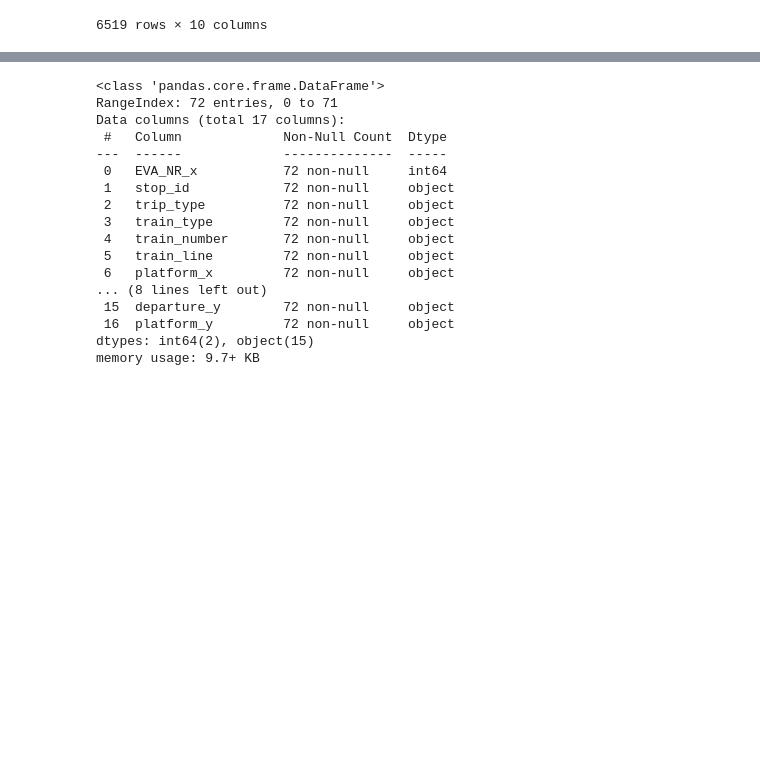
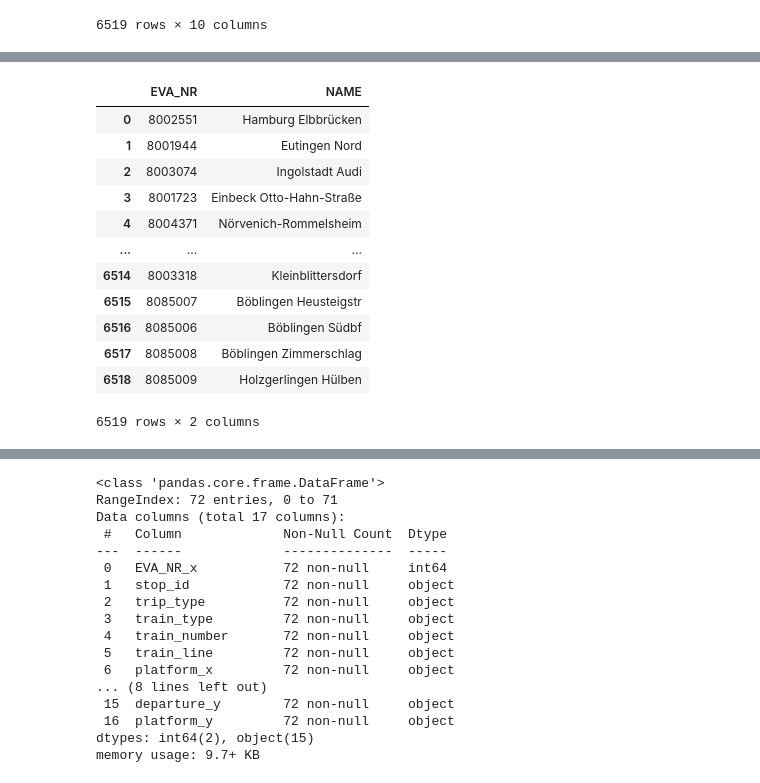
Before and after one commit to HassanRady/2023-amse-template, a Jupyter notebook: exploration.ipynb, the cells around one changed output, grey strips where cells are left out. Saved outputs shown, nothing was run; the diff lists cells and outputs as text; code cells hidden in the pictures; blank space fills up the shorter version.

```diff
--- a/exploration.ipynb
+++ b/exploration.ipynb
@@ -28,3 +48,20 @@ station_df
+# %%
+station_name_df = station_df[['EVA_NR', 'NAME']]
+station_name_df
+# %% [output]
+|  | EVA_NR | NAME |
+| 0 | 8002551 | Hamburg Elbbrücken |
+| 1 | 8001944 | Eutingen Nord |
+| 2 | 8003074 | Ingolstadt Audi |
+| 3 | 8001723 | Einbeck Otto-Hahn-Straße |
+| 4 | 8004371 | Nörvenich-Rommelsheim |
+| ... | ... | ... |
+| 6514 | 8003318 | Kleinblittersdorf |
+| 6515 | 8085007 | Böblingen Heusteigstr |
+| 6516 | 8085006 | Böblingen Südbf |
+| 6517 | 8085008 | Böblingen Zimmerschlag |
+| 6518 | 8085009 | Holzgerlingen Hülben |
+6519 rows × 2 columns
 # %%
 train_df = pd.read_sql("select * from  train_plan", "sqlite:///data.sqlite")
 train_df.drop(['trip_type', 'train_type', 'train_number', 'train_line'])
```
Also changed, not shown: parts of 1 cell of this notebook.
